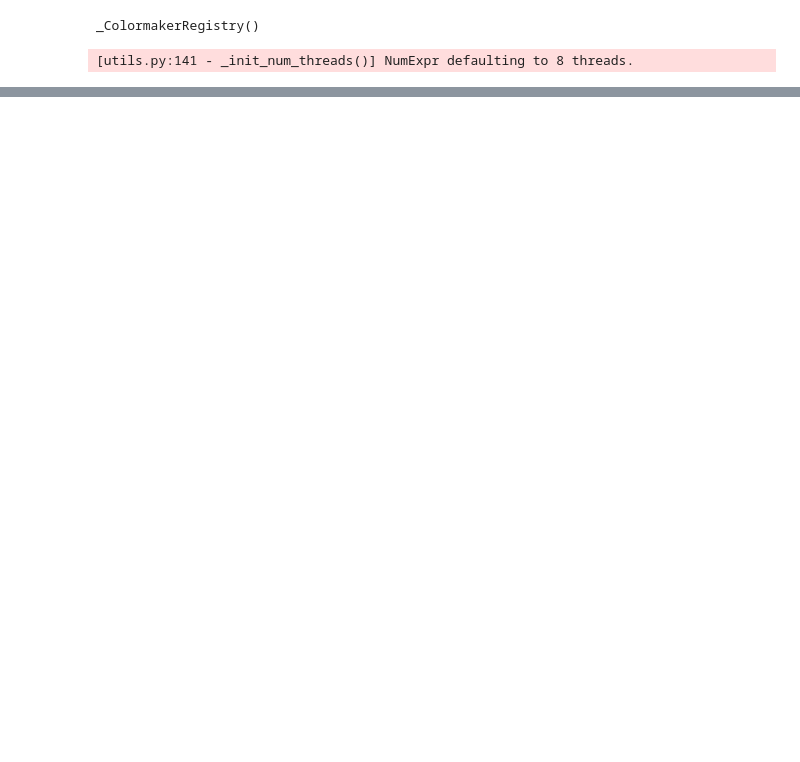
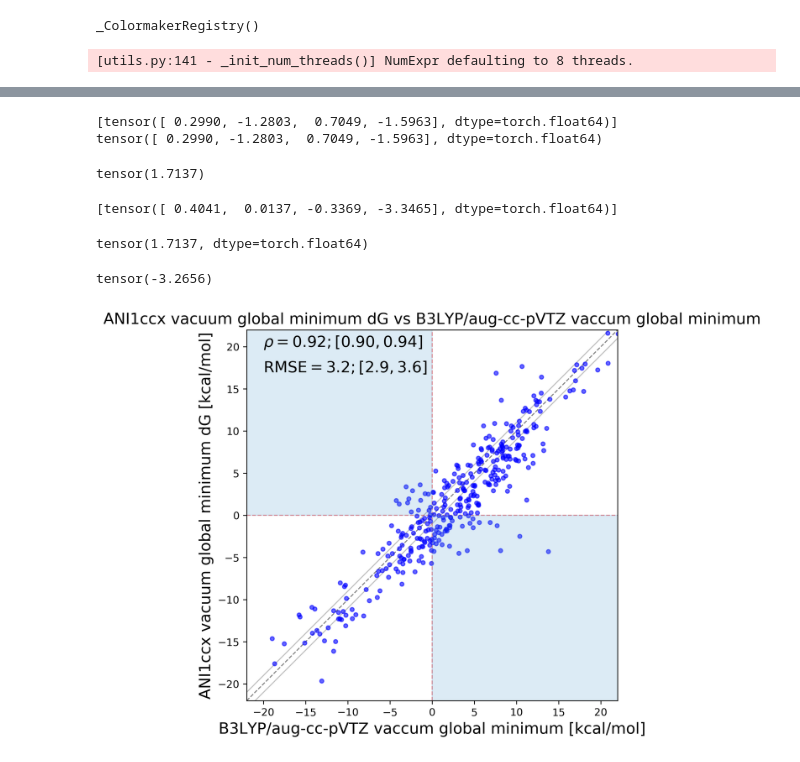
Before and after one commit to choderalab/neutromeratio, a Jupyter notebook: notebooks/plotting_results.ipynb, the cells around one changed output, grey strips where cells are left out. Drawn from its saved outputs; the diff is of its cells as text; code cells hidden in the pictures; blank space fills up the shorter version.

```diff
--- a/notebooks/plotting_results.ipynb
+++ b/notebooks/plotting_results.ipynb
@@ -10,6 +11,6 @@ import matplotlib.pyplot as plt
 _ColormakerRegistry()
 [utils.py:141 - _init_num_threads()] NumExpr defaulting to 8 threads.
 # %%
-results = pickle.load(open('results.pickle', 'rb'))
-results
+results = pickle.load(open('../data/results/combined_results_in_kT.pickle', 'rb'))
+results.index
 # %% [output]
@@ -28,0 +67,51 @@ results
+# %%
+outputs = [x.double() for x in a]
+print(outputs)
+print(sum(outputs) / len(outputs))
+# %% [output]
+[tensor([ 0.2990, -1.2803,  0.7049, -1.5963], dtype=torch.float64)]
+tensor([ 0.2990, -1.2803,  0.7049, -1.5963], dtype=torch.float64)
+# %%
+a = torch.randn(1, 4)
+torch.std(a)
+# %% [output]
+tensor(1.7137)
+# %%
+outputs = [x.double() for x in a]
+print(outputs)
+# %% [output]
+[tensor([ 0.4041,  0.0137, -0.3369, -3.3465], dtype=torch.float64)]
+# %%
+torch.std(outputs[0])
+# %% [output]
+tensor(1.7137, dtype=torch.float64)
+# %%
+torch.sum(a)
+# %% [output]
+tensor(-3.2656)
+# %%
+x_list = []
+y_list = []
+
+for a in list(results.loc['ANI1ccx_vacuum_global_minimum_dG']):
+    a = a *kT
+    a = a.value_in_unit(unit.kilocalorie_per_mole)
+    x_list.append(a)
+
+for a in list(results.loc['DFT_vac_global_minimum_dG']):
+    a = a *kT
+    a = a.value_in_unit(unit.kilocalorie_per_mole)
+    y_list.append(a)
+
+absolute_error = []
+for i in range(len(x_list)):
+    absolute_error.append(abs(y_list[i] - x_list[i]))
+
+
+df = pd.DataFrame(list(zip(list(results.columns), x_list, y_list)), columns =['names', 'x', 'y'])
+df = df.dropna(axis=0)
+
+f = plot_correlation_analysis(df, 'ANI1ccx vacuum global minimum dG vs B3LYP/aug-cc-pVTZ vaccum global minimum', 'ANI1ccx vacuum global minimum dG [kcal/mol]', 'B3LYP/aug-cc-pVTZ vaccum global minimum [kcal/mol]', 'g', 'o')
+f.savefig('/home/mwieder/fig.png')
+# %% [output]
+[figure, added]
```
Also changed, not shown: parts of 31 cells of this notebook, 17 other files.
